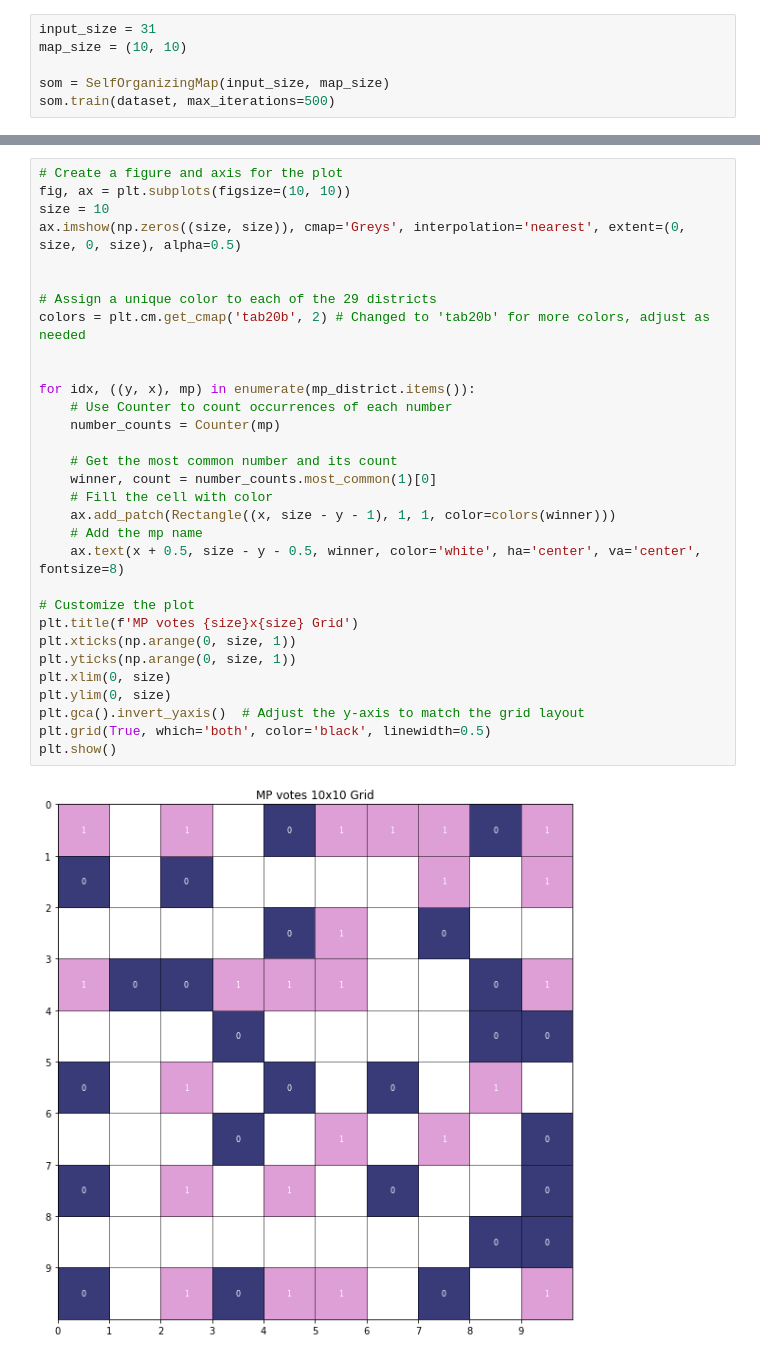
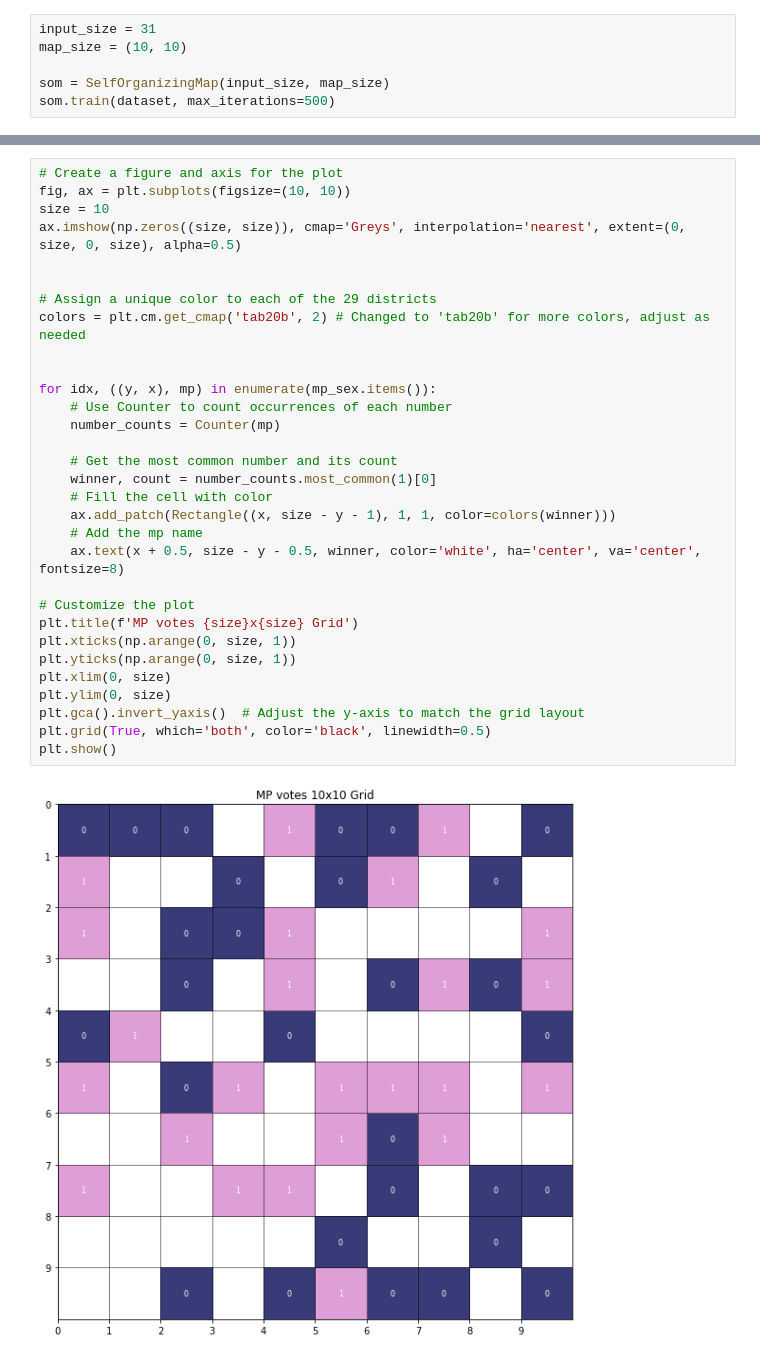
Before and after one commit to kyebinan/Deep_Learning_KTH, a Jupyter notebook: LAB2/notebook3.ipynb, the cells around one changed output, grey strips where cells are left out. Cells and saved outputs as stored; diff of their text form.

```diff
--- a/LAB2/notebook3.ipynb
+++ b/LAB2/notebook3.ipynb
@@ -924,32 +946,32 @@ defaultdict(list,
 # Create a figure and axis for the plot
 fig, ax = plt.subplots(figsize=(10, 10))
 size = 10
 ax.imshow(np.zeros((size, size)), cmap='Greys', interpolation='nearest', extent=(0, size, 0, size), alpha=0.5)
 
 
 # Assign a unique color to each of the 29 districts
 colors = plt.cm.get_cmap('tab20b', 2) # Changed to 'tab20b' for more colors, adjust as needed
 
 
-for idx, ((y, x), mp) in enumerate(mp_district.items()):
+for idx, ((y, x), mp) in enumerate(mp_sex.items()):
     # Use Counter to count occurrences of each number
     number_counts = Counter(mp)
 
     # Get the most common number and its count
     winner, count = number_counts.most_common(1)[0]
     # Fill the cell with color
     ax.add_patch(Rectangle((x, size - y - 1), 1, 1, color=colors(winner)))
     # Add the mp name
     ax.text(x + 0.5, size - y - 0.5, winner, color='white', ha='center', va='center', fontsize=8)
 
 # Customize the plot
 plt.title(f'MP votes {size}x{size} Grid')
 plt.xticks(np.arange(0, size, 1))
 plt.yticks(np.arange(0, size, 1))
 plt.xlim(0, size)
 plt.ylim(0, size)
 plt.gca().invert_yaxis()  # Adjust the y-axis to match the grid layout
 plt.grid(True, which='both', color='black', linewidth=0.5)
 plt.show()
 # %% [output]
-[figure, old version]
+[figure, new version]
```
Also changed, not shown: parts of 7 cells of this notebook.
